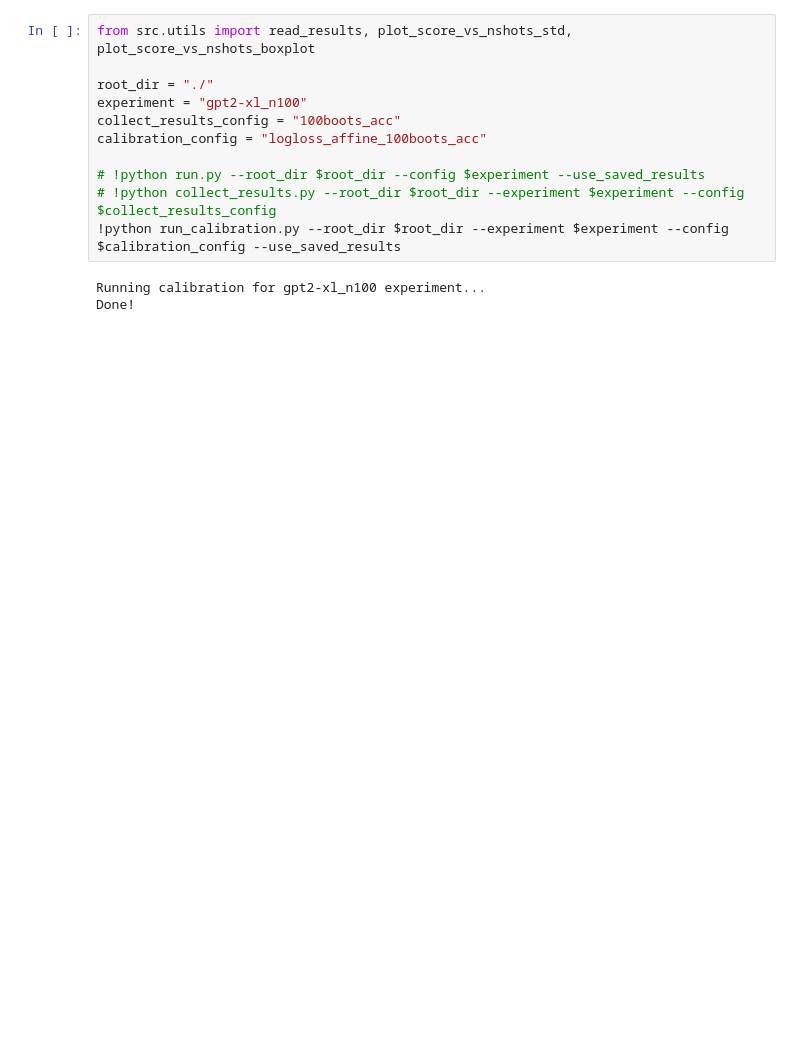
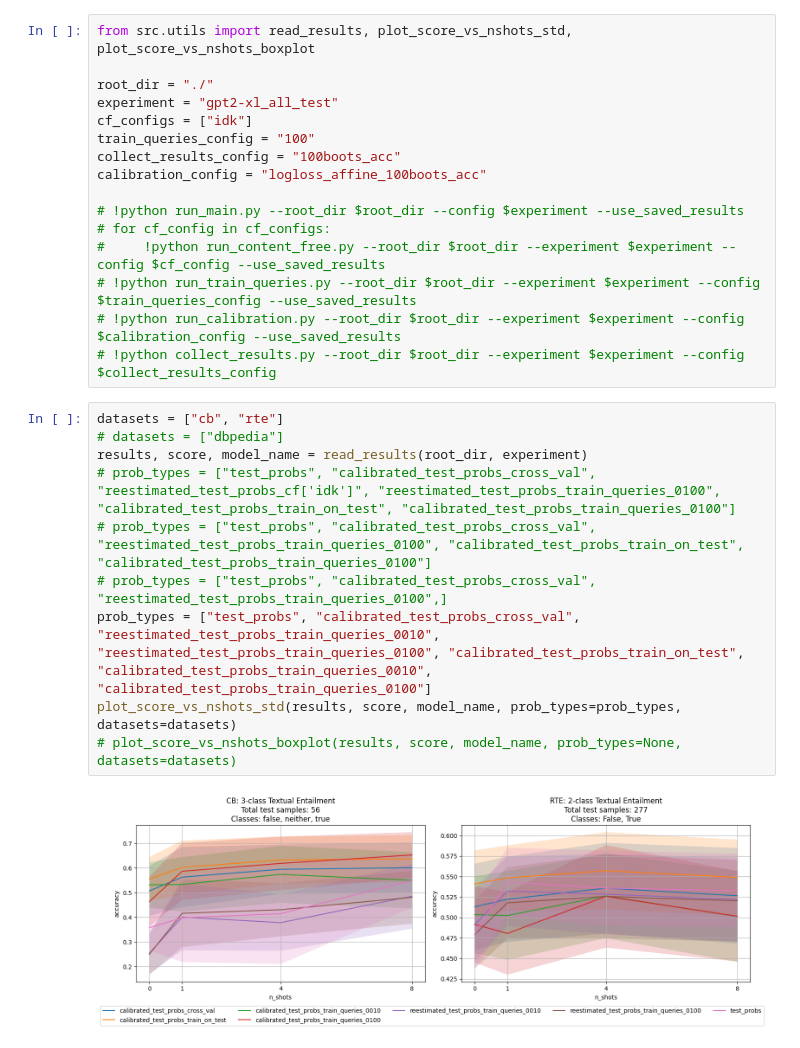
Before and after one commit to LautaroEst/efficient-reestimation, a Jupyter notebook: plots.ipynb, the cells around one changed output. Saved outputs shown, nothing was run; the diff lists cells and outputs as text; blank space fills up the shorter version.

```diff
--- a/plots.ipynb
+++ b/plots.ipynb
@@ -2,13 +2,27 @@
 from src.utils import read_results, plot_score_vs_nshots_std, plot_score_vs_nshots_boxplot
 
 root_dir = "./"
-experiment = "gpt2-xl_n100"
+experiment = "gpt2-xl_all_test"
+cf_configs = ["idk"]
+train_queries_config = "100"
 collect_results_config = "100boots_acc"
 calibration_config = "logloss_affine_100boots_acc"
 
-# !python run.py --root_dir $root_dir --config $experiment --use_saved_results
+# !python run_main.py --root_dir $root_dir --config $experiment --use_saved_results
+# for cf_config in cf_configs:
+#     !python run_content_free.py --root_dir $root_dir --experiment $experiment --config $cf_config --use_saved_results
+# !python run_train_queries.py --root_dir $root_dir --experiment $experiment --config $train_queries_config --use_saved_results
+# !python run_calibration.py --root_dir $root_dir --experiment $experiment --config $calibration_config --use_saved_results
 # !python collect_results.py --root_dir $root_dir --experiment $experiment --config $collect_results_config
-!python run_calibration.py --root_dir $root_dir --experiment $experiment --config $calibration_config --use_saved_results
-# %% [output]
-Running calibration for gpt2-xl_n100 experiment...
-Done!
+# %%
+datasets = ["cb", "rte"]
+# datasets = ["dbpedia"]
+results, score, model_name = read_results(root_dir, experiment)
+# prob_types = ["test_probs", "calibrated_test_probs_cross_val", "reestimated_test_probs_cf['idk']", "reestimated_test_probs_train_queries_0100", "calibrated_test_probs_train_on_test", "calibrated_test_probs_train_queries_0100"]
+# prob_types = ["test_probs", "calibrated_test_probs_cross_val", "reestimated_test_probs_train_queries_0100", "calibrated_test_probs_train_on_test", "calibrated_test_probs_train_queries_0100"]
+# prob_types = ["test_probs", "calibrated_test_probs_cross_val", "reestimated_test_probs_train_queries_0100",]
+prob_types = ["test_probs", "calibrated_test_probs_cross_val", "reestimated_test_probs_train_queries_0010", "reestimated_test_probs_train_queries_0100", "calibrated_test_probs_train_on_test", "calibrated_test_probs_train_queries_0010", "calibrated_test_probs_train_queries_0100"]
+plot_score_vs_nshots_std(results, score, model_name, prob_types=prob_types, datasets=datasets)
+# plot_score_vs_nshots_boxplot(results, score, model_name, prob_types=None, datasets=datasets)
+# %% [output]
+[figure, added]
```
Also changed, not shown: parts of 3 cells of this notebook, 25 other files.
